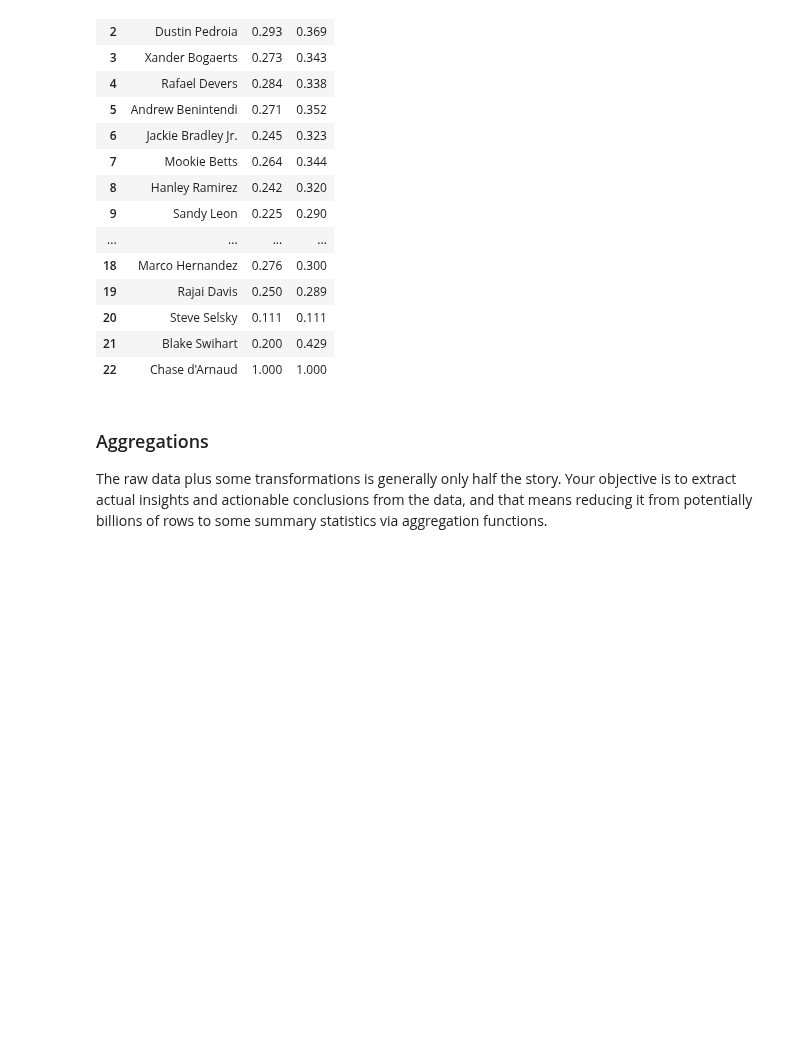
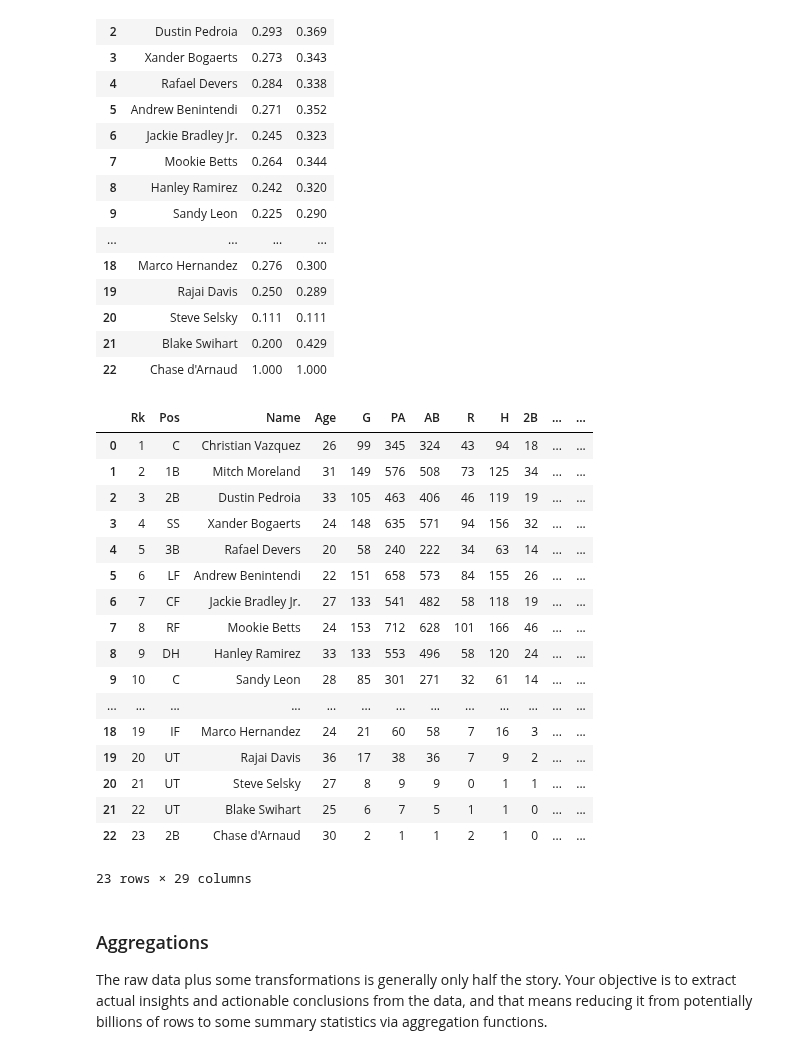
Before and after one commit to somas1/CT, a Jupyter notebook: Pandas/Pandas_Walkthrough_Student_Copy.ipynb, the cells around one changed output. Cells and saved outputs as stored; diff of their text form; code cells hidden in the pictures; blank space fills up the shorter version.

```diff
--- a/Pandas/Pandas_Walkthrough_Student_Copy.ipynb
+++ b/Pandas/Pandas_Walkthrough_Student_Copy.ipynb
@@ -718,10 +718,39 @@ bos17[['Name', 'BA', 'OBP']]
 # %%
 #bos17['All Star'] =
 
 def allStar(row):
   ba = row['BA']
   obp = row['OBP']
   name = row['Name']
+
+  if ba >= .280 or obp >= .360:
+    allstar = 'Yes'
+  else:
+    allstar = 'No'
+  return allstar
+
+# axis = 1 applies function to x axis
+bos17['AllStar'] = bos17.apply(allStar, axis = 1)
+bos17
+# %% [output]
+|  | Rk | Pos | Name | Age | G | PA | AB | R | H | 2B | ... | ... |
+| 0 | 1 | C | Christian Vazquez | 26 | 99 | 345 | 324 | 43 | 94 | 18 | ... | ... |
+| 1 | 2 | 1B | Mitch Moreland | 31 | 149 | 576 | 508 | 73 | 125 | 34 | ... | ... |
+| 2 | 3 | 2B | Dustin Pedroia | 33 | 105 | 463 | 406 | 46 | 119 | 19 | ... | ... |
+| 3 | 4 | SS | Xander Bogaerts | 24 | 148 | 635 | 571 | 94 | 156 | 32 | ... | ... |
+| 4 | 5 | 3B | Rafael Devers | 20 | 58 | 240 | 222 | 34 | 63 | 14 | ... | ... |
+| 5 | 6 | LF | Andrew Benintendi | 22 | 151 | 658 | 573 | 84 | 155 | 26 | ... | ... |
+| 6 | 7 | CF | Jackie Bradley Jr. | 27 | 133 | 541 | 482 | 58 | 118 | 19 | ... | ... |
+| 7 | 8 | RF | Mookie Betts | 24 | 153 | 712 | 628 | 101 | 166 | 46 | ... | ... |
+| 8 | 9 | DH | Hanley Ramirez | 33 | 133 | 553 | 496 | 58 | 120 | 24 | ... | ... |
+| 9 | 10 | C | Sandy Leon | 28 | 85 | 301 | 271 | 32 | 61 | 14 | ... | ... |
+| ... | ... | ... | ... | ... | ... | ... | ... | ... | ... | ... | ... | ... |
+| 18 | 19 | IF | Marco Hernandez | 24 | 21 | 60 | 58 | 7 | 16 | 3 | ... | ... |
+| 19 | 20 | UT | Rajai Davis | 36 | 17 | 38 | 36 | 7 | 9 | 2 | ... | ... |
+| 20 | 21 | UT | Steve Selsky | 27 | 8 | 9 | 9 | 0 | 1 | 1 | ... | ... |
+| 21 | 22 | UT | Blake Swihart | 25 | 6 | 7 | 5 | 1 | 1 | 0 | ... | ... |
+| 22 | 23 | 2B | Chase d'Arnaud | 30 | 2 | 1 | 1 | 2 | 1 | 0 | ... | ... |
+23 rows × 29 columns
 # %% [markdown]
 ### Aggregations <br>
 <p>The raw data plus some transformations is generally only half the story. Your objective is to extract actual insights and actionable conclusions from the data, and that means reducing it from potentially billions of rows to some summary statistics via aggregation functions.</p>
```
